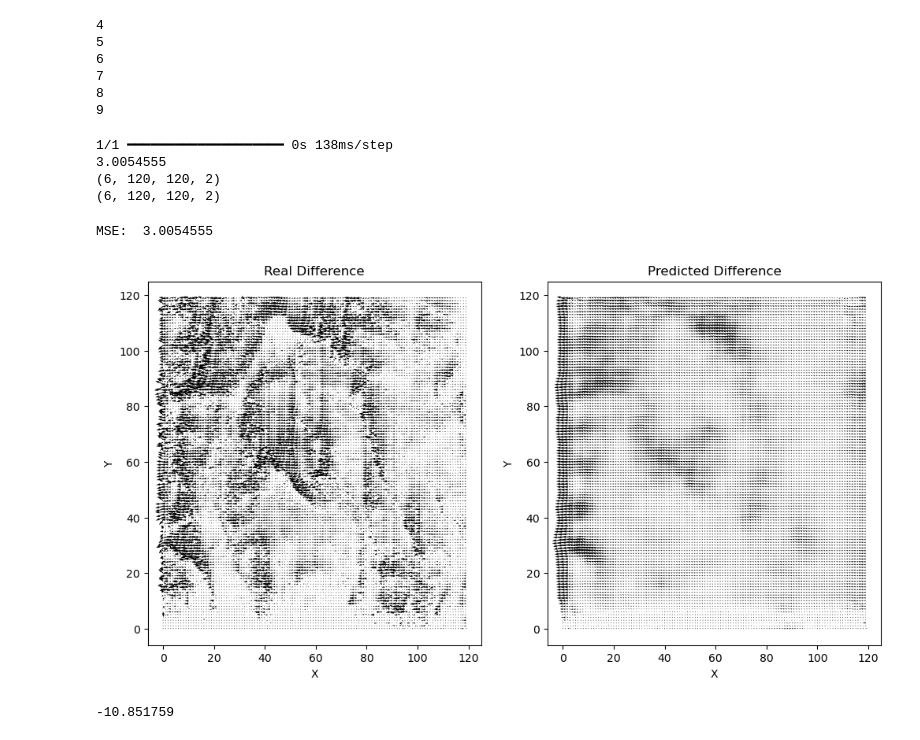
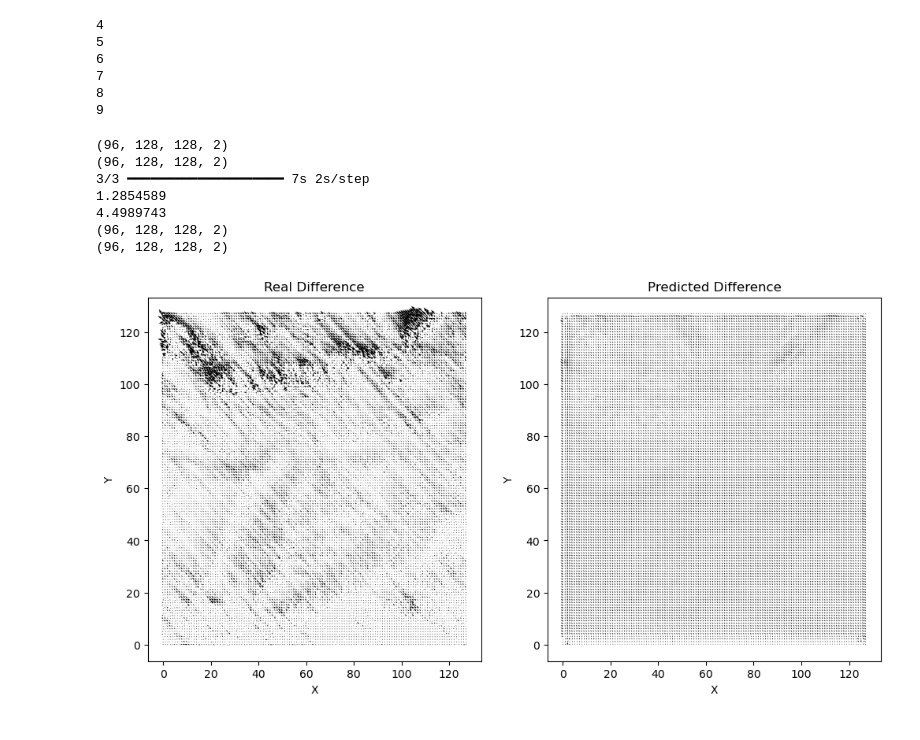
Before and after one commit to janehousley/WindflowPrediction, a Jupyter notebook: WindNinjaCNN.ipynb, the cells around one changed output. Cells and saved outputs as stored; diff of their text form; code cells hidden in the pictures.

```diff
--- a/WindNinjaCNN.ipynb
+++ b/WindNinjaCNN.ipynb
@@ -328,4 +398,4 @@ Model: "functional"
  Non-trainable params: 0 (0.00 B)
 # %%
 # Example training
-model.fit(X_train, y_train, epochs=50, batch_size=16, validation_split=0.2)
+# model.fit(X_train, y_train, epochs=50, batch_size=16, validation_split=0.2)
@@ -350,0 +480,2 @@ Epoch 50/50
+# %%
+unet_model.fit(X_train, y_train, epochs=10, batch_size=16, validation_split=0.2)
@@ -354,16 +589,16 @@ X_test_list, y_test_list = [], []
 for file_num in range(4,10):
     print(file_num)
 
-    for i in range(1):
+    for i in range(16):
         wind_direction_file = wind_direction_file_names[i]
         wind_direction_folder = wind_direction_folder_names[i]
 
         if not should_use_num(file_num, wind_direction_file=wind_direction_file, wind_direction_folder=wind_direction_folder):
             continue
         # Load data for this file
-        U_diff, V_diff, size = get_mass_momentum_diff(file_num, wind_direction_file=wind_direction_file, wind_direction_folder=wind_direction_folder, plot=False)
-        elevation = get_elevation_file(file_num, size)
-        U_mass, V_mass = get_mass_grid(file_num, wind_direction_file=wind_direction_file, wind_direction_folder=wind_direction_folder, N=size)
+        U_diff, V_diff = get_mass_momentum_diff(file_num, wind_direction_file=wind_direction_file, wind_direction_folder=wind_direction_folder, plot=False)
+        elevation = get_elevation_file(file_num)
+        U_mass, V_mass = get_mass_grid(file_num, wind_direction_file=wind_direction_file, wind_direction_folder=wind_direction_folder)
 
         # Convert to NumPy arrays (if they aren't already)
         U_diff, V_diff = np.array(U_diff), np.array(V_diff)
@@ -401,45 +636,52 @@ y_test = tf.convert_to_tensor(y_test, dtype=tf.float32)
 8
 9
 # %%
-predictions = model.predict(X_test)  # Input: (batch, 60, 60, 3), Output: (batch, 60, 60, 2)
+print(y_test.shape)
+print(predictions.shape)
+predictions = unet_model.predict(X_test)
+
+
 mse = mean_squared_error(y_test.numpy().flatten(), predictions.flatten())  # Flatten to make them 1D arrays
+mae = mean_absolute_error(y_test.numpy().flatten(), predictions.flatten())
+
+print(mae)
 print(mse)
 
 print(predictions.shape)
 print(y_test.shape)
 # %% [output]
-1/1 ━━━━━━━━━━━━━━━━━━━━ 0s 138ms/step
-3.0054555
-(6, 120, 120, 2)
-(6, 120, 120, 2)
+(96, 128, 128, 2)
+(96, 128, 128, 2)
+3/3 ━━━━━━━━━━━━━━━━━━━━ 7s 2s/step
+1.2854589
+4.4989743
+(96, 128, 128, 2)
+(96, 128, 128, 2)
 # %%
-i = 1
+i = 50
 
 U_diff_test = y_test[i, :, :, 0]
 V_diff_test = y_test[i, :, :, 1]
 
 U_diff_pred = predictions[i, :, :, 0]
 V_diff_pred = predictions[i, :, :, 1]
 
-print("MSE: ", mse)
 
 fig = plt.figure(figsize=(12,6))
 
 ax1 = fig.add_subplot(121)
 ax2 = fig.add_subplot(122)
 
 ax1.quiver(U_diff_test, -V_diff_test, scale=300, color="black")
 ax1.set_title("Real Difference")
 ax1.set_xlabel('X')
 ax1.set_ylabel("Y")
 
 ax2.quiver(U_diff_pred, -V_diff_pred, scale=300, color="black")
 ax2.set_title("Predicted Difference")
 ax2.set_xlabel('X')
 ax2.set_ylabel("Y")
 
 plt.show()
 # %% [output]
-MSE:  3.0054555
-[figure, old version]
+[figure, new version]
--10.851759
```
Also changed, not shown: parts of 16 cells of this notebook.
